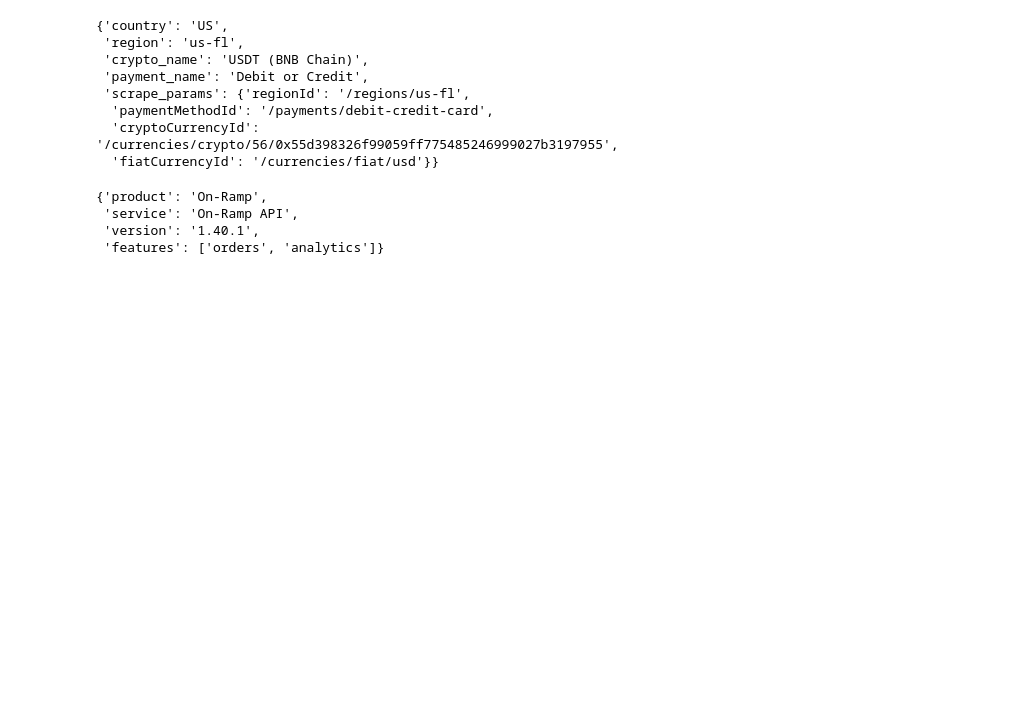
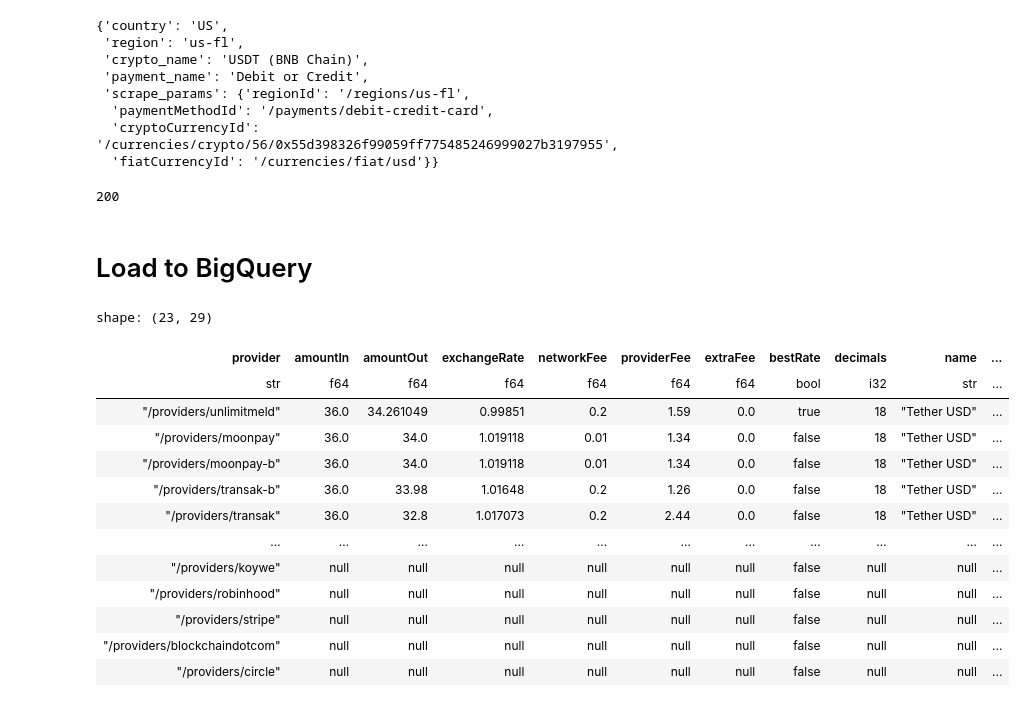
Before and after one commit to slafaurie/metamask-scraper, a Jupyter notebook: scraper.ipynb, the cells around one changed output. Saved outputs shown, nothing was run; the diff lists cells and outputs as text; code cells hidden in the pictures; blank space fills up the shorter version.

```diff
--- a/scraper.ipynb
+++ b/scraper.ipynb
@@ -277,11 +356,32 @@ QUOTE_QUERY_PARAMS_BASE[20]
   'paymentMethodId': '/payments/debit-credit-card',
   'cryptoCurrencyId': '/currencies/crypto/56/0x55d398326f99059ff775485246999027b3197955',
   'fiatCurrencyId': '/currencies/fiat/usd'}}
-# %%
-
-r.json()
-# %% [output]
-{'product': 'On-Ramp',
- 'service': 'On-Ramp API',
- 'version': '1.40.1',
- 'features': ['orders', 'analytics']}
+# %%
+r = scrape_and_persist_quote(quote_base_params[20]
+                    , amount= 36
+                    , endpoint=QUOTE_API
+                    , data_folder=DATA_FOLDER
+                    )
+# %% [output]
+200
+# %% [markdown]
+# Load to BigQuery
+# %%
+(
+    pl.read_parquet("data/*.parquet")
+)
+# %% [output]
+shape: (23, 29)
+| provider | amountIn | amountOut | exchangeRate | networkFee | providerFee | extraFee | bestRate | decimals | name | ... |
+| str | f64 | f64 | f64 | f64 | f64 | f64 | bool | i32 | str | ... |
+| "/providers/unlimitmeld" | 36.0 | 34.261049 | 0.99851 | 0.2 | 1.59 | 0.0 | true | 18 | "Tether USD" | ... |
+| "/providers/moonpay" | 36.0 | 34.0 | 1.019118 | 0.01 | 1.34 | 0.0 | false | 18 | "Tether USD" | ... |
+| "/providers/moonpay-b" | 36.0 | 34.0 | 1.019118 | 0.01 | 1.34 | 0.0 | false | 18 | "Tether USD" | ... |
+| "/providers/transak-b" | 36.0 | 33.98 | 1.01648 | 0.2 | 1.26 | 0.0 | false | 18 | "Tether USD" | ... |
+| "/providers/transak" | 36.0 | 32.8 | 1.017073 | 0.2 | 2.44 | 0.0 | false | 18 | "Tether USD" | ... |
+| … | … | … | … | … | … | … | … | … | … | ... |
+| "/providers/koywe" | null | null | null | null | null | null | false | null | null | ... |
+| "/providers/robinhood" | null | null | null | null | null | null | false | null | null | ... |
+| "/providers/stripe" | null | null | null | null | null | null | false | null | null | ... |
+| "/providers/blockchaindotcom" | null | null | null | null | null | null | false | null | null | ... |
+| "/providers/circle" | null | null | null | null | null | null | false | null | null | ... |
```
Also changed, not shown: parts of 18 cells of this notebook, 1 other file.
